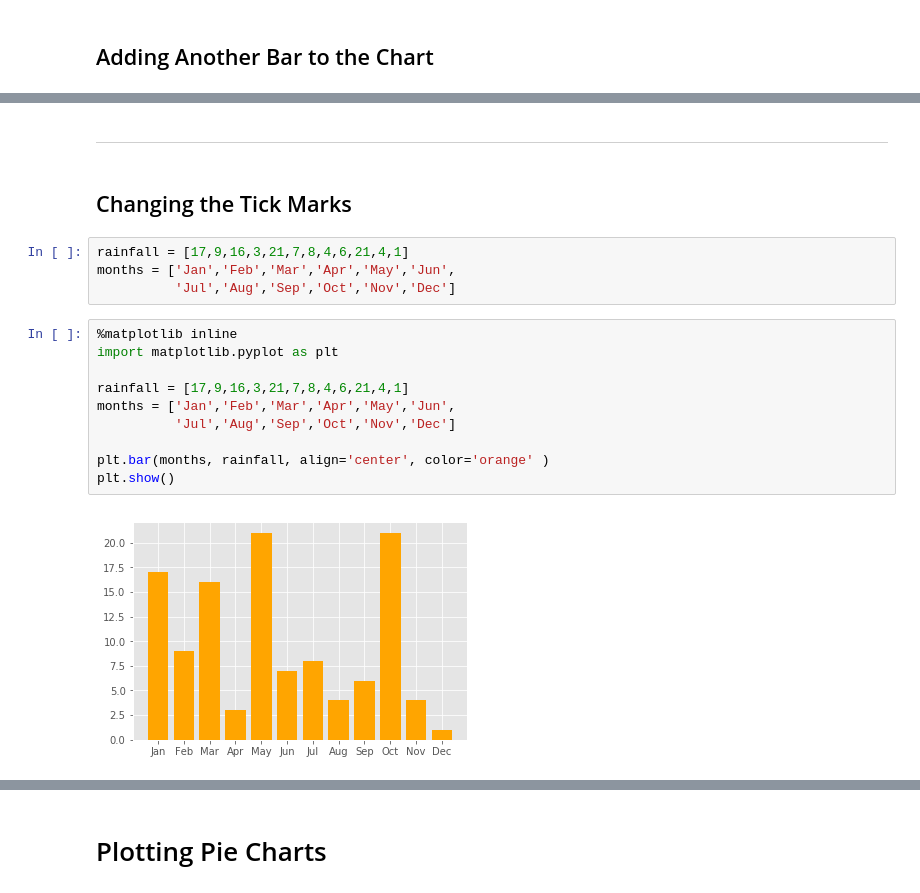
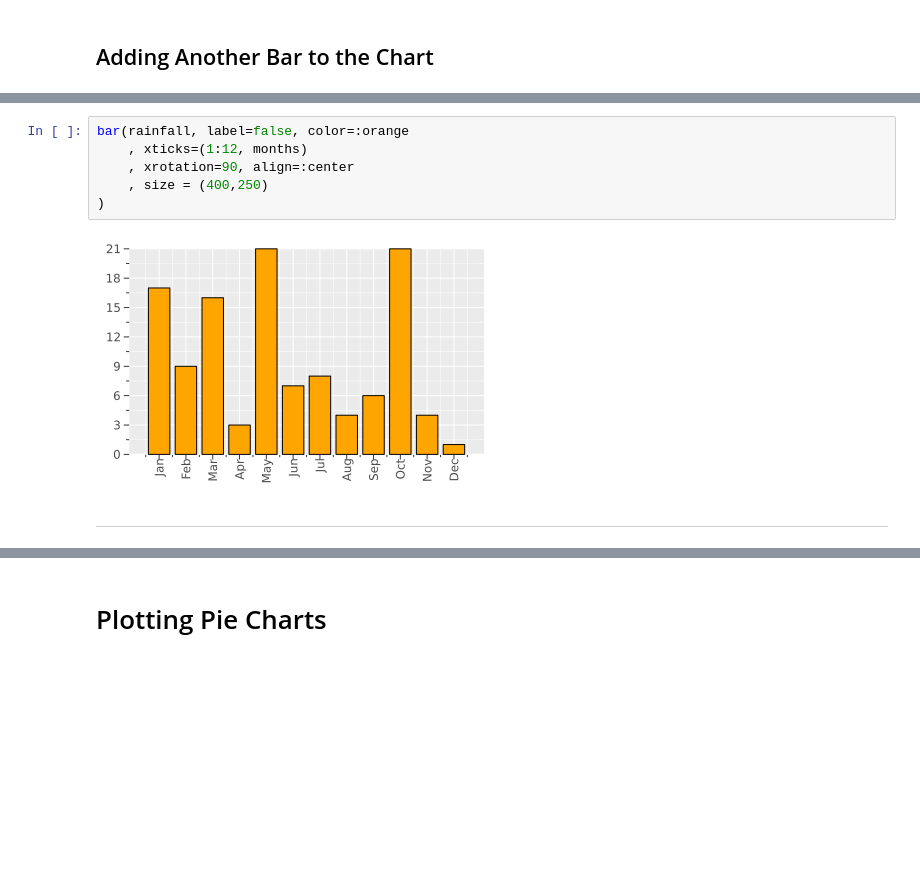
Before and after one commit to setrar/ml, a Jupyter notebook: ISBN-9781119545637/Python Machine Learning Source Code/Chapter 4 - matplotlib.jl.ipynb, the cells around one changed output, grey strips where cells are left out. Cells and saved outputs as stored; diff of their text form; blank space fills up the shorter version.

```diff
--- a/ISBN-9781119545637/Python Machine Learning Source Code/Chapter 4 - matplotlib.jl.ipynb
+++ b/ISBN-9781119545637/Python Machine Learning Source Code/Chapter 4 - matplotlib.jl.ipynb
@@ -175,20 +187,10 @@ bar!(
+# %%
+bar(rainfall, label=false, color=:orange
+    , xticks=(1:12, months)
+    , xrotation=90, align=:center
+    , size = (400,250)
+)
+# %% [output]
+[figure, added]
 # %% [markdown]
 ---
-# %% [markdown]
-## Changing the Tick Marks
-# %%
-rainfall = [17,9,16,3,21,7,8,4,6,21,4,1]
-months = ['Jan','Feb','Mar','Apr','May','Jun',
-          'Jul','Aug','Sep','Oct','Nov','Dec']
-# %%
-%matplotlib inline
-import matplotlib.pyplot as plt
-
-rainfall = [17,9,16,3,21,7,8,4,6,21,4,1]
-months = ['Jan','Feb','Mar','Apr','May','Jun',
-          'Jul','Aug','Sep','Oct','Nov','Dec']
-
-plt.bar(months, rainfall, align='center', color='orange' )
-plt.show()
-# %% [output]
-[figure, removed]
```
Also changed, not shown: parts of 8 cells of this notebook.
